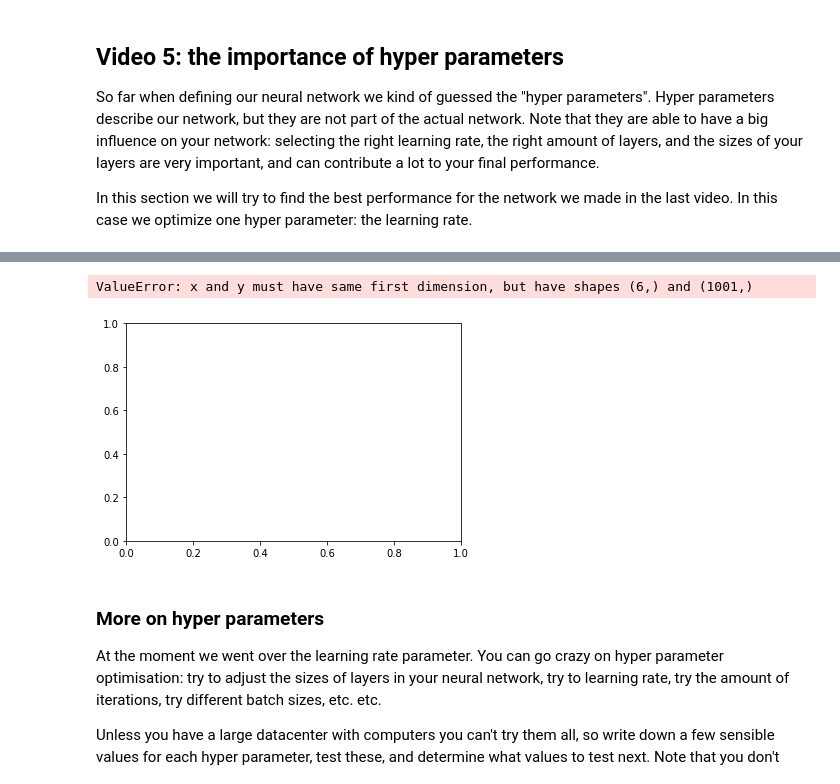
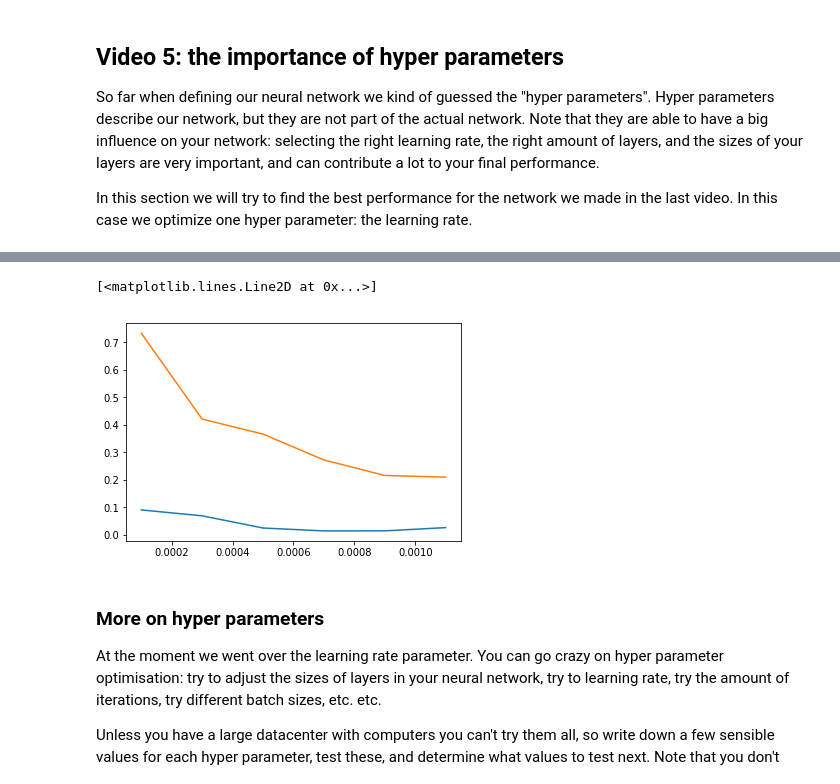
Before and after one commit to rmeertens/tensorflowcourse, a Jupyter notebook: Section 3 Predicting ground state energies of molecules.ipynb, the cells around one changed output, grey strips where cells are left out. Cells and saved outputs as stored; diff of their text form; code cells hidden in the pictures.

```diff
--- a/Section 3 Predicting ground state energies of molecules.ipynb
+++ b/Section 3 Predicting ground state energies of molecules.ipynb
@@ -565,7 +578,7 @@ MSE: 1.45340372955
 As you can see we now have a way lower mean squared error. Now our goal is to minimize this even further. If you look at the dots we plotted with the predicted and actual value there is a strange pattern, which I think we can remove by selecting a different activation function. Let's try it:
 # %%
 LEARNING_RATE = 0.0005
-ACTIVATION_FUNCTION = activation=tf.nn.relu
+ACTIVATION_FUNCTION = tf.nn.relu
 
 tf.reset_default_graph()
 input_pl = tf.placeholder(dtype=tf.float32, shape=[None, 1275], name="inputplaceholder")
@@ -584,7 +597,7 @@ sess = tf.Session()
 losses = reset_and_train_network(sess,scaled_trainset,
                                       scaled_train_out,
                                       64,
-                                        1000,
+                                        4000,
                                         optimizer,
                                         input_pl,
                                         output_pl,
@@ -651,7 +664,7 @@ In this section we will try to find the best performance for the network we made
 # %%
 
 ## Define the network: the same as the network in the previous section.
-ACTIVATION_FUNCTION = activation=tf.nn.relu
+ACTIVATION_FUNCTION =tf.nn.relu
 tf.reset_default_graph()
 input_pl = tf.placeholder(dtype=tf.float32, shape=[None, 1275], name="inputplaceholder")
 output_pl = tf.placeholder(dtype=tf.float32, shape=[None, 1], name="userdefinedoutput")
@@ -663,11 +676,10 @@ loss = tf.losses.mean_squared_error(output_pl,network_prediction)
 
 ## Record MSE and loss value for
 mses = list()
-losses = list()
+hyperparameter_losses = list()
 
 ## Select these learning rates: currently we were using 0.0005
-learning_rates = [0.0001, 0.0003, 0.0005, 0.0007, 0.0009, 0.001 ]
-
+learning_rates = [0.0001, 0.0003, 0.0005, 0.0007, 0.0009, 0.0011]
 for learning_rate in learning_rates:
     optimizer = tf.train.GradientDescentOptimizer(learning_rate).minimize(loss)
     sess = tf.Session()
@@ -685,7 +697,7 @@ for learning_rate in learning_rates:
 
     ## Scale these values back, and calculate the MSE
     inversed_predicted_values = outputscaler.inverse_transform(predicted_values)
-    losses.append(losses[-1])
+    hyperparameter_losses.append(losses[-1])
 
     mse = mean_squared_error(inversed_predicted_values, datasetY2)
     mses.append(mse)
@@ -701,9 +713,9 @@ Loss at learning rate: 0.001 loss: 0.0135409 mse: 0.202519053375
 # %%
-plt.plot(learning_rates,losses)
+plt.plot(learning_rates,hyperparameter_losses)
 plt.plot(learning_rates,mses)
 # %% [output]
-ValueError: x and y must have same first dimension, but have shapes (6,) and (1001,)
+[<matplotlib.lines.Line2D at 0x...>]
-[figure, old version]
+[figure, new version]
 # %% [markdown]
 ### More on hyper parameters
 At the moment we went over the learning rate parameter. You can go crazy on hyper parameter optimisation: try to adjust the sizes of layers in your neural network, try to learning rate, try the amount of iterations, try different batch sizes, etc. etc.
```
Also changed, not shown: parts of 14 cells of this notebook, 19 other files.
